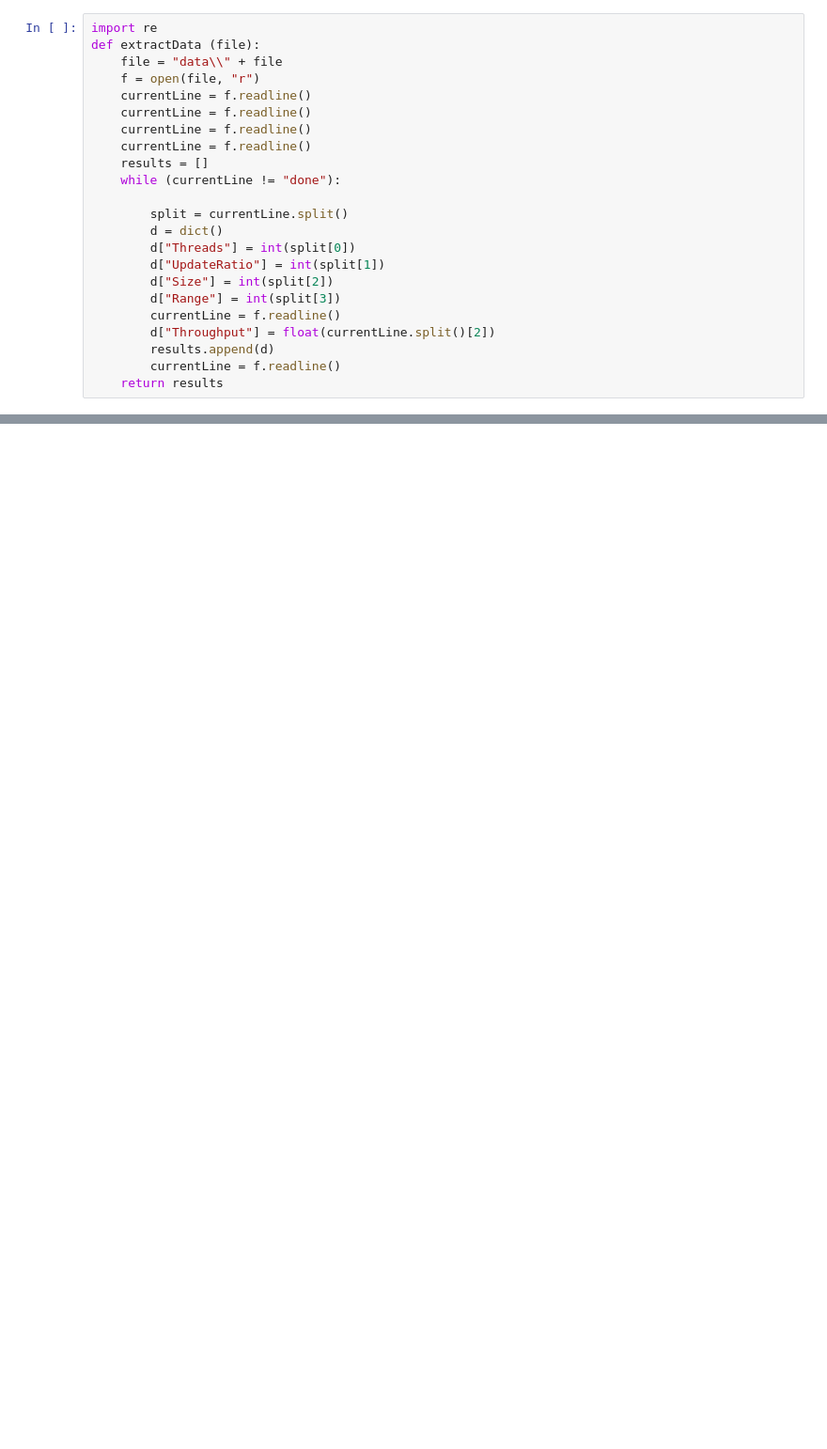
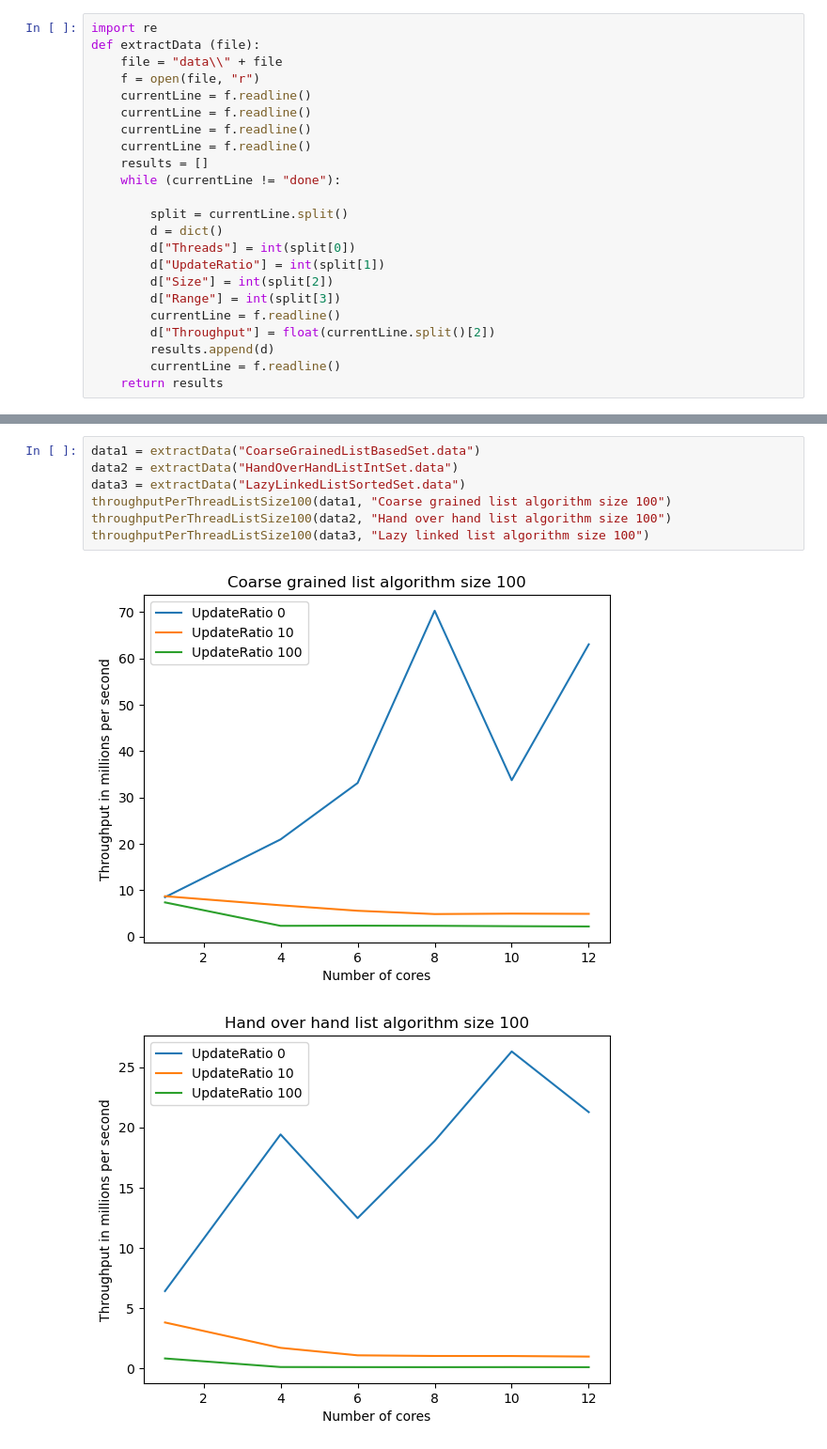
Before and after one commit to adrien-gtd/ConcurentDatastructureAnalysis, a Jupyter notebook: plotting.ipynb, the cells around one changed output, grey strips where cells are left out. Shown at 94% size. Drawn from its saved outputs; the diff is of its cells as text; blank space fills up the shorter version.

```diff
--- a/plotting.ipynb
+++ b/plotting.ipynb
@@ -106,0 +121,10 @@ throughputPerThreadListRatio10Size100(data1, data2, data3, "Algortithm performan
+# %%
+data1 = extractData("CoarseGrainedListBasedSet.data")
+data2 = extractData("HandOverHandListIntSet.data")
+data3 = extractData("LazyLinkedListSortedSet.data")
+throughputPerThreadListSize100(data1, "Coarse grained list algorithm size 100")
+throughputPerThreadListSize100(data2, "Hand over hand list algorithm size 100")
+throughputPerThreadListSize100(data3, "Lazy linked list algorithm size 100")
+# %% [output]
+[figure, added]
+[figure, added]
```
Also changed, not shown: parts of 6 cells of this notebook, 8 other files.
